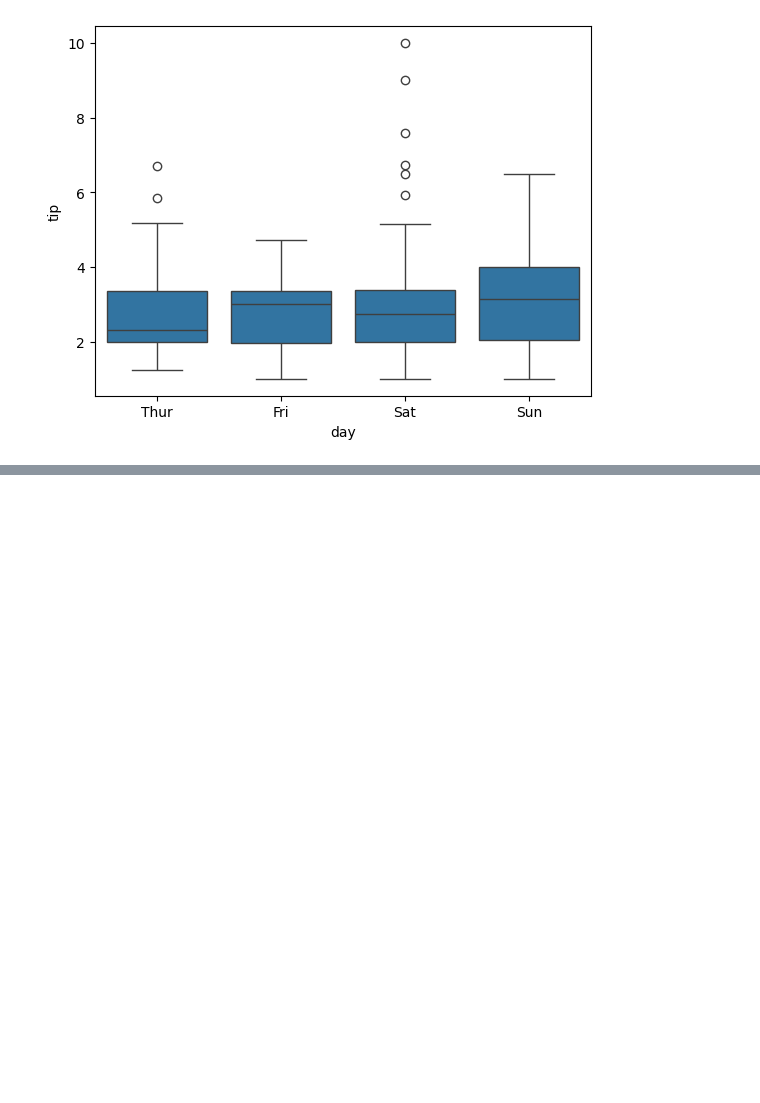
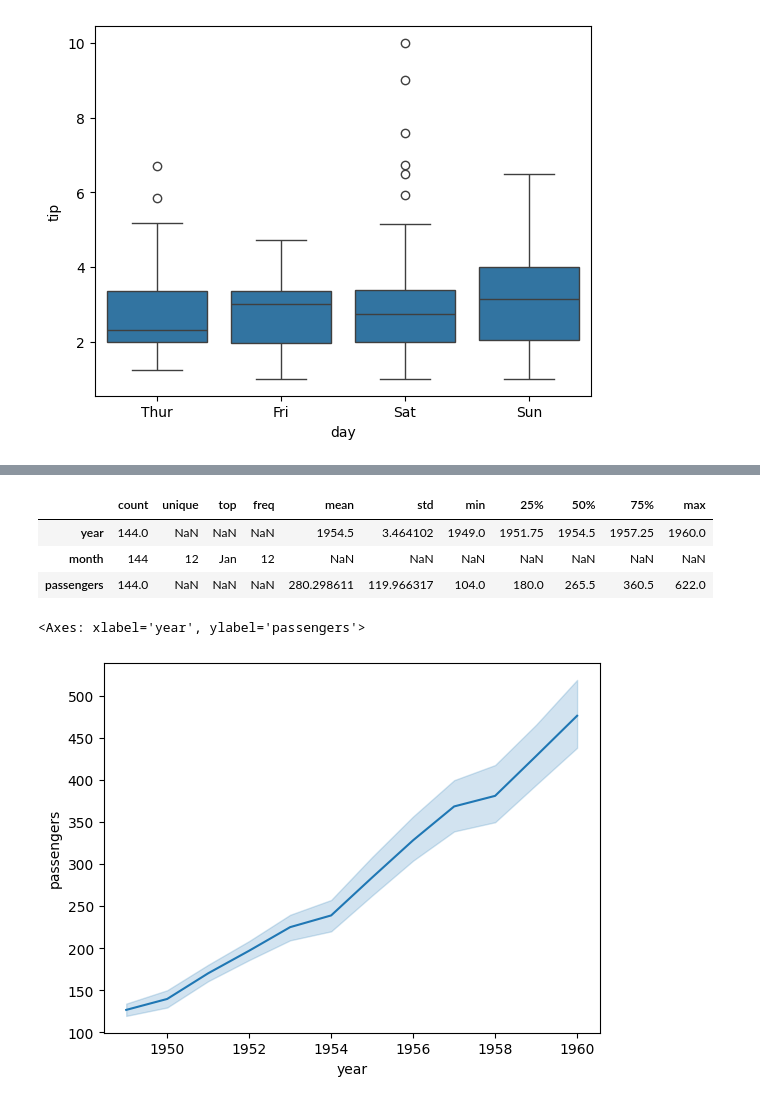
Before and after one commit to Aliyamkamila/Fundamental-Data-Science, a Jupyter notebook: Visualization.ipynb, the cells around one changed output, grey strips where cells are left out. Cells and saved outputs as stored; diff of their text form; code cells hidden in the pictures; blank space fills up the shorter version.

```diff
--- a/Visualization.ipynb
+++ b/Visualization.ipynb
@@ -81,0 +84,3 @@ sns.boxplot(x='day', y='tip', data=tips)
+# %%
+flights = sns.load_dataset('flights')
+flights.head()
@@ -81,0 +107,12 @@ sns.boxplot(x='day', y='tip', data=tips)
+# %%
+flights.describe(include='all').transpose()
+# %% [output]
+|  | count | unique | top | freq | mean | std | min | 25% | 50% | 75% | max |
+| year | 144.0 | NaN | NaN | NaN | 1954.5 | 3.464102 | 1949.0 | 1951.75 | 1954.5 | 1957.25 | 1960.0 |
+| month | 144 | 12 | Jan | 12 | NaN | NaN | NaN | NaN | NaN | NaN | NaN |
+| passengers | 144.0 | NaN | NaN | NaN | 280.298611 | 119.966317 | 104.0 | 180.0 | 265.5 | 360.5 | 622.0 |
+# %%
+sns.lineplot(x='year', y='passengers', data=flights)
+# %% [output]
+<Axes: xlabel='year', ylabel='passengers'>
+[figure, added]
```
Also changed, not shown: parts of 8 cells of this notebook.
